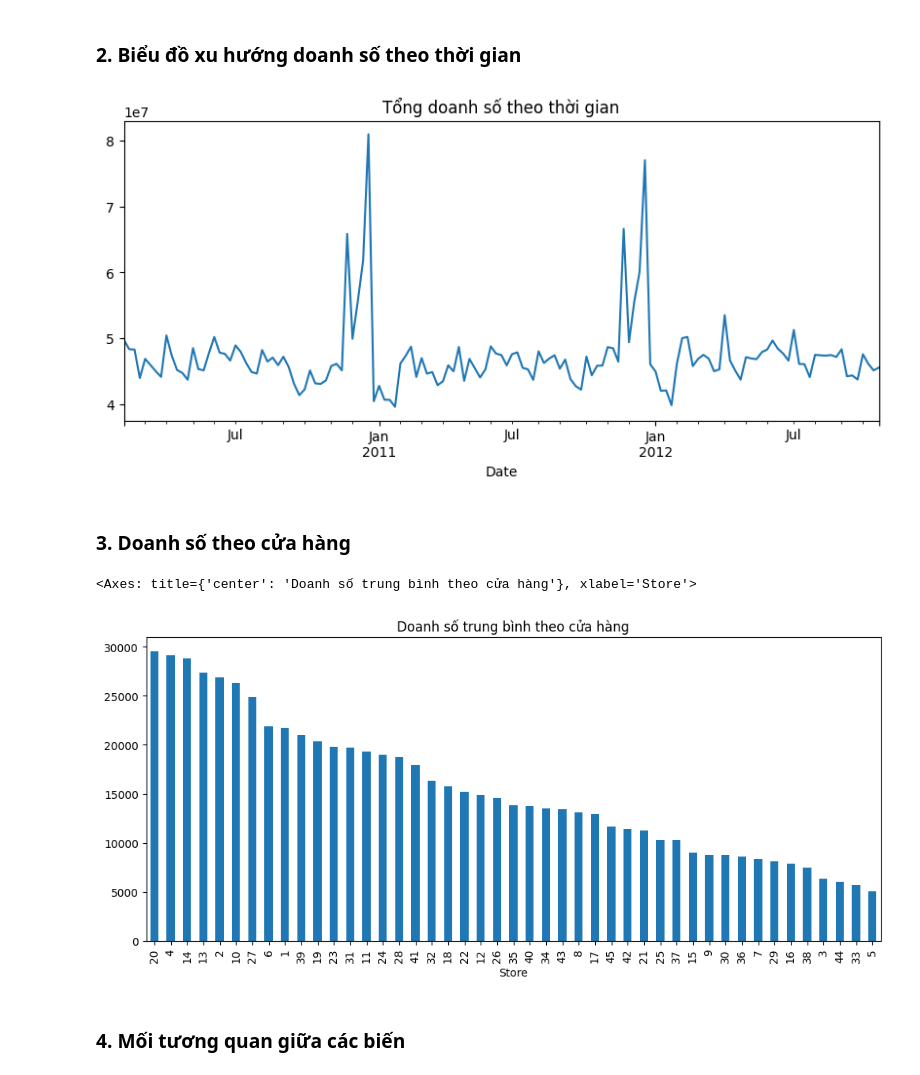
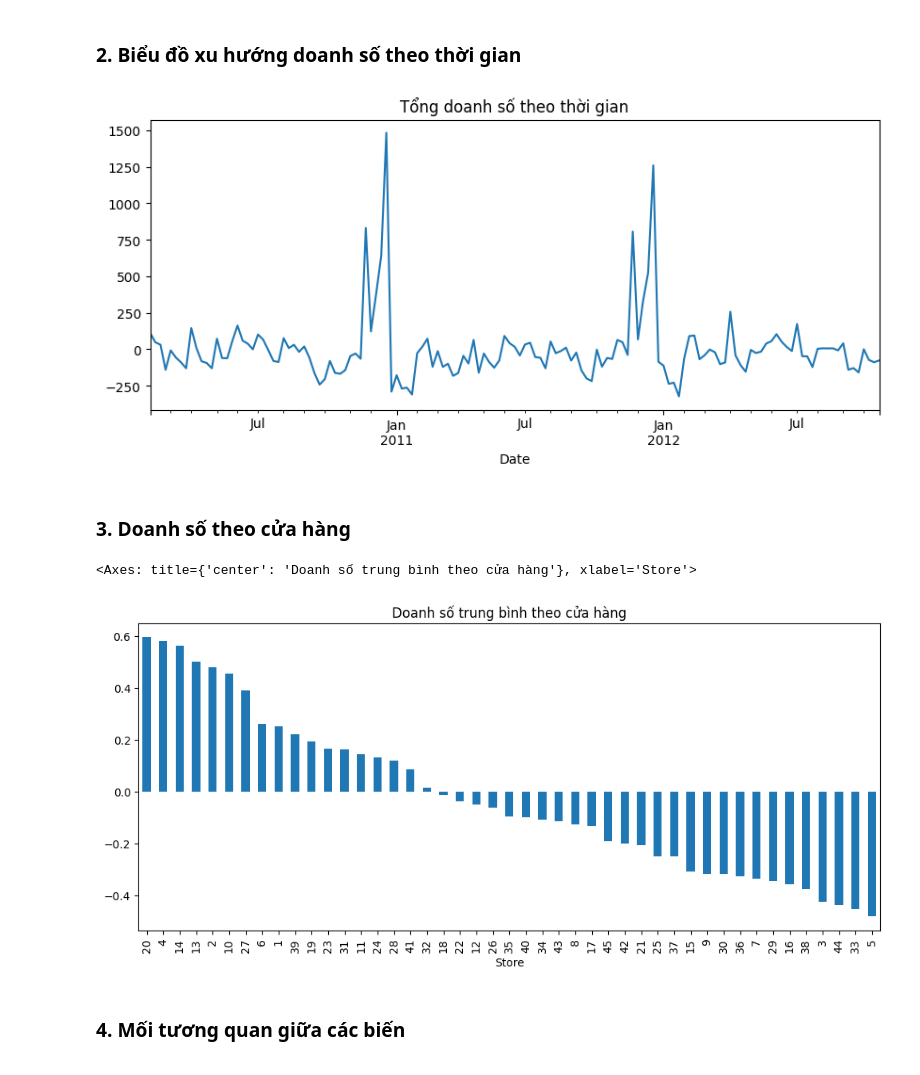
Before and after one commit to Chinh2702/KTLT_PYTHONG, a Jupyter notebook: Final Essay/Final Essay.ipynb, the cells around one changed output. Drawn from its saved outputs; the diff is of its cells as text; code cells hidden in the pictures.

```diff
--- a/Final Essay/Final Essay.ipynb
+++ b/Final Essay/Final Essay.ipynb
@@ -360,18 +376,18 @@ df_model1.describe()
 ### 2. Biểu đồ xu hướng doanh số theo thời gian
 # %%
 import matplotlib.pyplot as plt
-df_model1.groupby('Date')['Weekly_Sales'].sum().plot(figsize=(10,4), title='Tổng doanh số theo thời gian')
+df_norm.groupby('Date')['Weekly_Sales'].sum().plot(figsize=(10,4), title='Tổng doanh số theo thời gian')
 plt.show()
 # %% [output]
-[figure, old version]
+[figure, new version]
 # %% [markdown]
 ### 3. Doanh số theo cửa hàng
 # %%
-store_sales = df_model1.groupby('Store')['Weekly_Sales'].mean().sort_values(ascending=False)
+store_sales = df_norm.groupby('Store')['Weekly_Sales'].mean().sort_values(ascending=False)
 store_sales.plot(kind='bar', figsize=(12,5), title='Doanh số trung bình theo cửa hàng')
 # %% [output]
 <Axes: title={'center': 'Doanh số trung bình theo cửa hàng'}, xlabel='Store'>
-[figure, old version]
+[figure, new version]
 # %% [markdown]
 ### 4. Mối tương quan giữa các biến
 # %%
```
Also changed, not shown: parts of 20 cells of this notebook.
